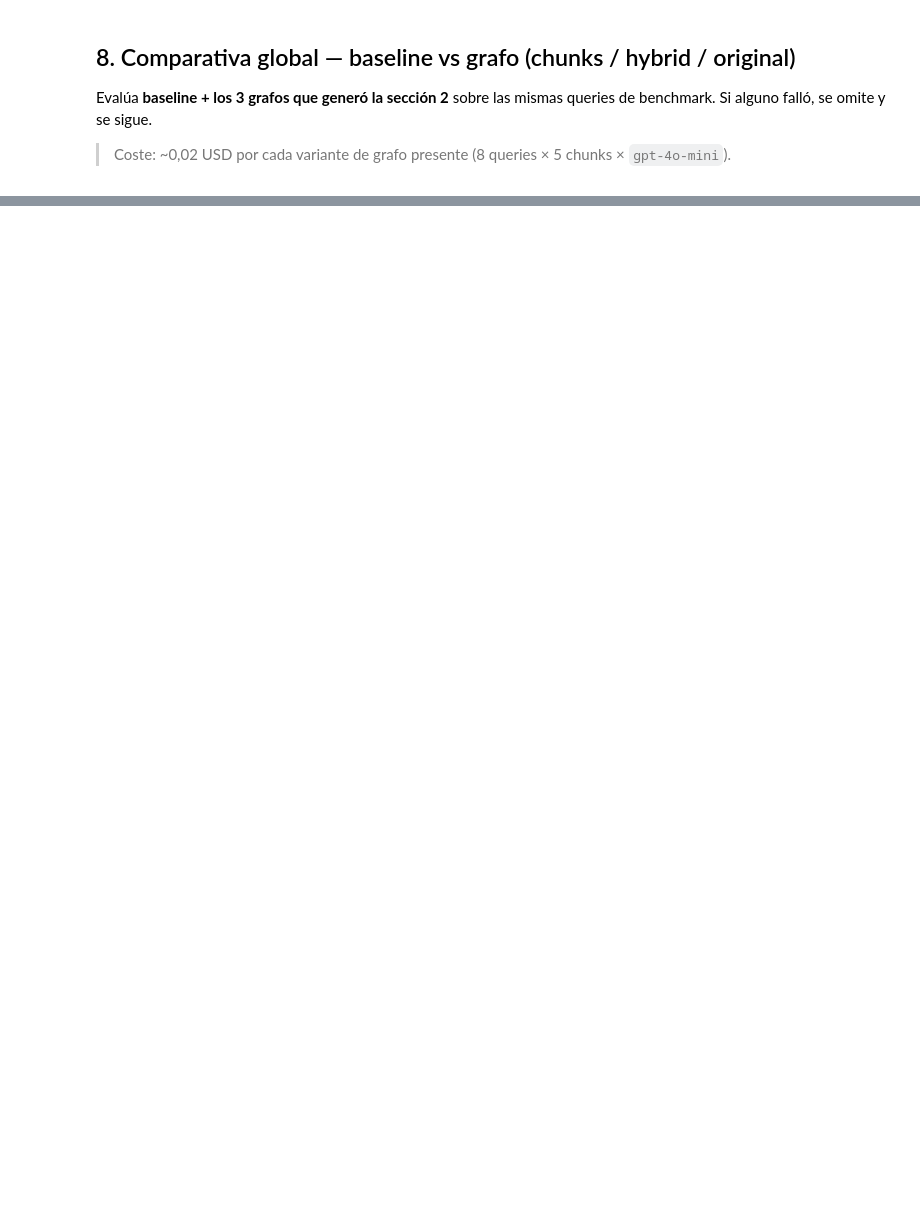
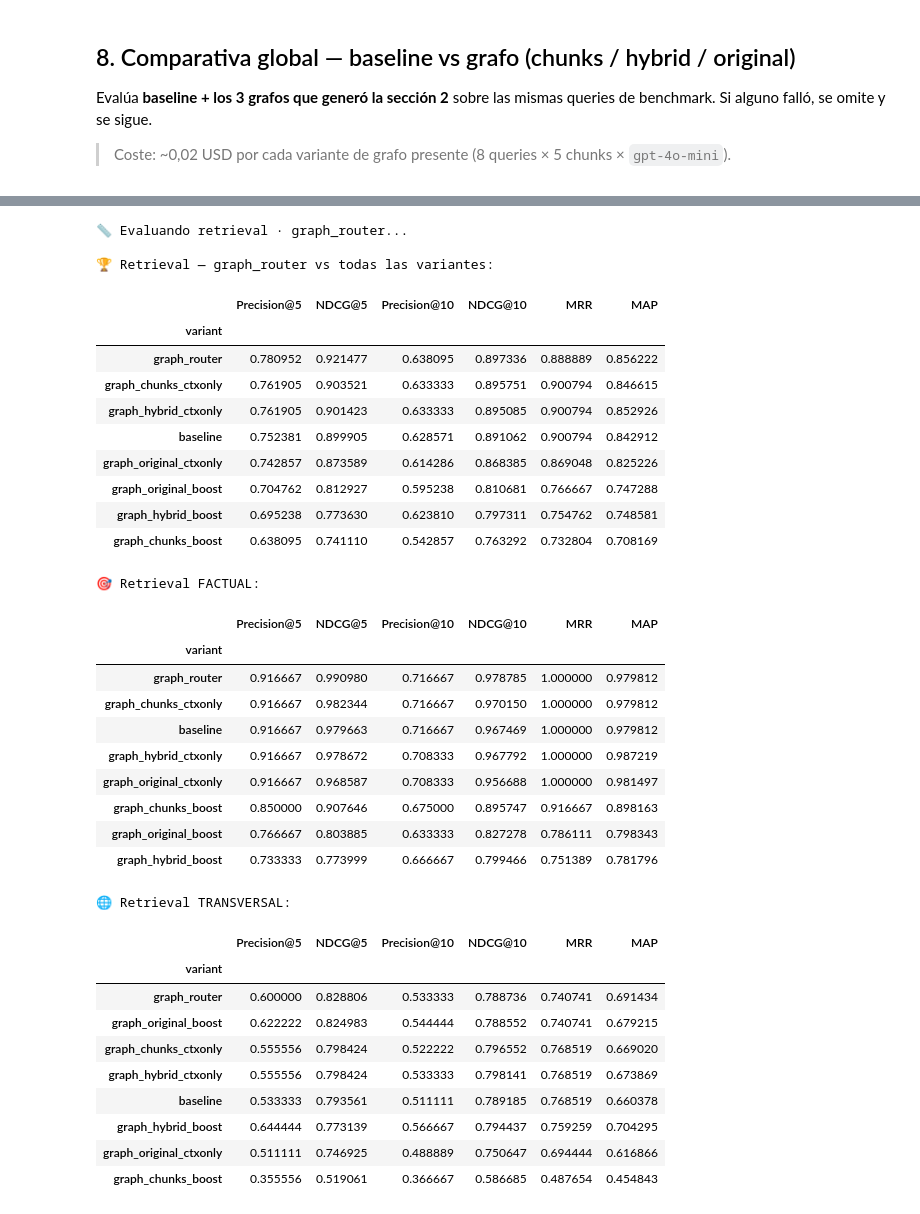
Before and after one commit to jpalmagarro/RAG-UPCSchool-Project, a Jupyter notebook: notebooks/experiments/graph_rag.ipynb, the cells around one changed output, grey strips where cells are left out. Drawn from its saved outputs; the diff is of its cells as text; code cells hidden in the pictures; blank space fills up the shorter version.

```diff
--- a/notebooks/experiments/graph_rag.ipynb
+++ b/notebooks/experiments/graph_rag.ipynb
@@ -1166,0 +1995,65 @@ Evaluando graph_original...
+# %%
+# ─── Evaluación del router ───────────────────────────────────────────
+# 1) Retrieval: precision/NDCG/MRR/MAP @ K=5/10 — comparado con baseline y mejores grafos
+# 2) Respuesta: correctness/faithfulness/citation
+
+# 1) RETRIEVAL
+print("📏 Evaluando retrieval · graph_router...")
+router_ret_summary, router_ret_detail = eval_variant("graph_router", retrieve_router_k, BENCHMARK_QUERIES)
+
+# Referencia: ya tenemos en memoria los summaries previos (all_summaries de sec 8)
+try:
+    df_router_ret = pd.DataFrame(all_summaries + [router_ret_summary]).set_index("variant")
+except NameError:
+    df_router_ret = pd.DataFrame([router_ret_summary]).set_index("variant")
+    print("⚠️  Ejecuta sec 8 antes para tener referencias")
+
+print("\n🏆 Retrieval — graph_router vs todas las variantes:")
+display(df_router_ret.sort_values("NDCG@5", ascending=False))
+
+# Por subconjunto
+print("\n🎯 Retrieval FACTUAL:")
+rows_f = [_summary_subset(n, all_details[n], BENCHMARK_QUERIES_FACTUAL) for n in all_details]
+rows_f.append(_summary_subset("graph_router", router_ret_detail, BENCHMARK_QUERIES_FACTUAL))
+display(pd.DataFrame([r for r in rows_f if r]).set_index("variant").sort_values("NDCG@5", ascending=False))
+
+print("\n🌐 Retrieval TRANSVERSAL:")
+rows_t = [_summary_subset(n, all_details[n], BENCHMARK_QUERIES_TRANSVERSAL) for n in all_details]
+rows_t.append(_summary_subset("graph_router", router_ret_detail, BENCHMARK_QUERIES_TRANSVERSAL))
+display(pd.DataFrame([r for r in rows_t if r]).set_index("variant").sort_values("NDCG@5", ascending=False))
+# %% [output]
+📏 Evaluando retrieval · graph_router...
+
+🏆 Retrieval — graph_router vs todas las variantes:
+|  | Precision@5 | NDCG@5 | Precision@10 | NDCG@10 | MRR | MAP |
+| variant |  |  |  |  |  |  |
+| graph_router | 0.780952 | 0.921477 | 0.638095 | 0.897336 | 0.888889 | 0.856222 |
+| graph_chunks_ctxonly | 0.761905 | 0.903521 | 0.633333 | 0.895751 | 0.900794 | 0.846615 |
+| graph_hybrid_ctxonly | 0.761905 | 0.901423 | 0.633333 | 0.895085 | 0.900794 | 0.852926 |
+| baseline | 0.752381 | 0.899905 | 0.628571 | 0.891062 | 0.900794 | 0.842912 |
+| graph_original_ctxonly | 0.742857 | 0.873589 | 0.614286 | 0.868385 | 0.869048 | 0.825226 |
+| graph_original_boost | 0.704762 | 0.812927 | 0.595238 | 0.810681 | 0.766667 | 0.747288 |
+| graph_hybrid_boost | 0.695238 | 0.773630 | 0.623810 | 0.797311 | 0.754762 | 0.748581 |
+| graph_chunks_boost | 0.638095 | 0.741110 | 0.542857 | 0.763292 | 0.732804 | 0.708169 |
+🎯 Retrieval FACTUAL:
+|  | Precision@5 | NDCG@5 | Precision@10 | NDCG@10 | MRR | MAP |
+| variant |  |  |  |  |  |  |
+| graph_router | 0.916667 | 0.990980 | 0.716667 | 0.978785 | 1.000000 | 0.979812 |
+| graph_chunks_ctxonly | 0.916667 | 0.982344 | 0.716667 | 0.970150 | 1.000000 | 0.979812 |
+| baseline | 0.916667 | 0.979663 | 0.716667 | 0.967469 | 1.000000 | 0.979812 |
+| graph_hybrid_ctxonly | 0.916667 | 0.978672 | 0.708333 | 0.967792 | 1.000000 | 0.987219 |
+| graph_original_ctxonly | 0.916667 | 0.968587 | 0.708333 | 0.956688 | 1.000000 | 0.981497 |
+| graph_chunks_boost | 0.850000 | 0.907646 | 0.675000 | 0.895747 | 0.916667 | 0.898163 |
+| graph_original_boost | 0.766667 | 0.803885 | 0.633333 | 0.827278 | 0.786111 | 0.798343 |
+| graph_hybrid_boost | 0.733333 | 0.773999 | 0.666667 | 0.799466 | 0.751389 | 0.781796 |
+🌐 Retrieval TRANSVERSAL:
+|  | Precision@5 | NDCG@5 | Precision@10 | NDCG@10 | MRR | MAP |
+| variant |  |  |  |  |  |  |
+| graph_router | 0.600000 | 0.828806 | 0.533333 | 0.788736 | 0.740741 | 0.691434 |
+| graph_original_boost | 0.622222 | 0.824983 | 0.544444 | 0.788552 | 0.740741 | 0.679215 |
+| graph_chunks_ctxonly | 0.555556 | 0.798424 | 0.522222 | 0.796552 | 0.768519 | 0.669020 |
+| graph_hybrid_ctxonly | 0.555556 | 0.798424 | 0.533333 | 0.798141 | 0.768519 | 0.673869 |
+| baseline | 0.533333 | 0.793561 | 0.511111 | 0.789185 | 0.768519 | 0.660378 |
+| graph_hybrid_boost | 0.644444 | 0.773139 | 0.566667 | 0.794437 | 0.759259 | 0.704295 |
+| graph_original_ctxonly | 0.511111 | 0.746925 | 0.488889 | 0.750647 | 0.694444 | 0.616866 |
+| graph_chunks_boost | 0.355556 | 0.519061 | 0.366667 | 0.586685 | 0.487654 | 0.454843 |
```
Also changed, not shown: parts of 31 cells of this notebook.
